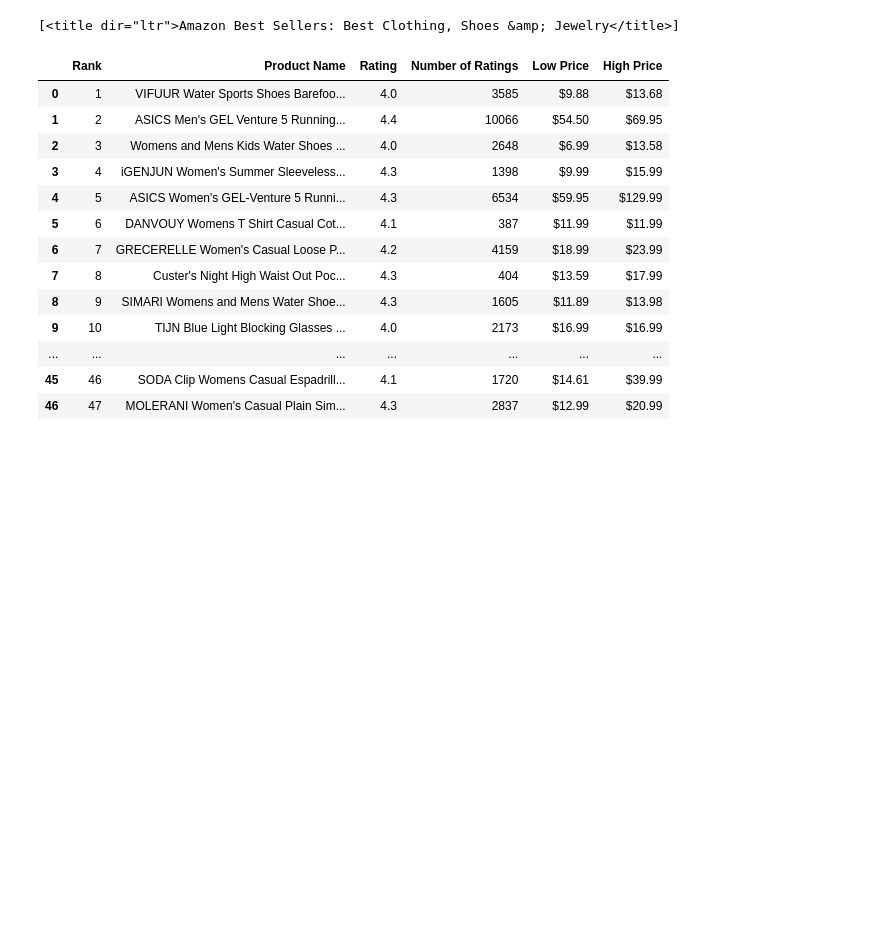
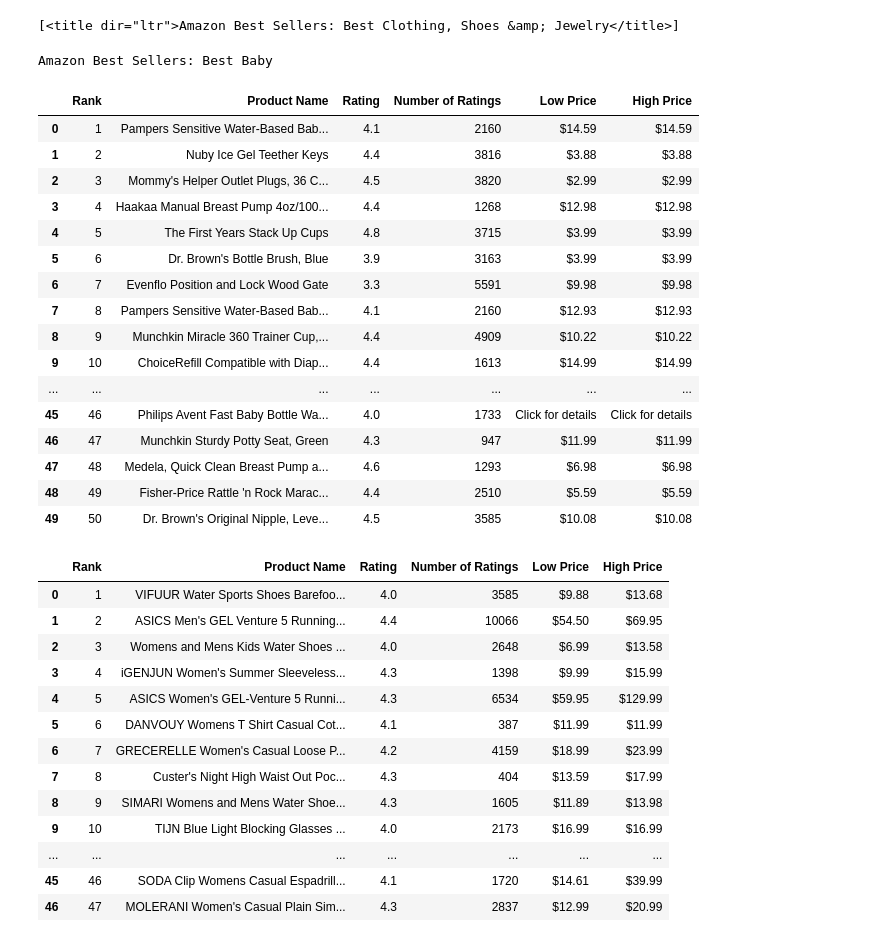
Before and after one commit to Yee-Brian14/nyc-mhtn-ds-071519-lectures, a Jupyter notebook: week-2/Webscraping-and-APIs/webscraping/advanced_webscraping.ipynb, the cells around one changed output. Saved outputs shown, nothing was run; the diff lists cells and outputs as text; code cells hidden in the pictures; blank space fills up the shorter version.

Commit message:
Amazon Best Sellers Webscraping Lab

```diff
--- a/week-2/Webscraping-and-APIs/webscraping/advanced_webscraping.ipynb
+++ b/week-2/Webscraping-and-APIs/webscraping/advanced_webscraping.ipynb
@@ -468,7 +470,7 @@ def do_everything(url):
     page = get_page(url)
     soup = BS(page.content,'html.parser')
     print(soup.select('title')[0].text)
-    ind = retrieve_number(soup)
+    ind = retrieve_prod_number(soup)
     names = retrieve_prod_names(soup)
     ratings = retrieve_prod_ratings(soup)
     num_ratings = retrieve_prod_num_ratings(soup)
@@ -479,3 +479,24 @@ def do_everything(url):
+# %%
+do_everything(urls[7])
+# %% [output]
+Amazon Best Sellers: Best Baby
+|  | Rank | Product Name | Rating | Number of Ratings | Low Price | High Price |
+| 0 | 1 | Pampers Sensitive Water-Based Bab... | 4.1 | 2160 | $14.59 | $14.59 |
+| 1 | 2 | Nuby Ice Gel Teether Keys | 4.4 | 3816 | $3.88 | $3.88 |
+| 2 | 3 | Mommy's Helper Outlet Plugs, 36 C... | 4.5 | 3820 | $2.99 | $2.99 |
+| 3 | 4 | Haakaa Manual Breast Pump 4oz/100... | 4.4 | 1268 | $12.98 | $12.98 |
+| 4 | 5 | The First Years Stack Up Cups | 4.8 | 3715 | $3.99 | $3.99 |
+| 5 | 6 | Dr. Brown's Bottle Brush, Blue | 3.9 | 3163 | $3.99 | $3.99 |
+| 6 | 7 | Evenflo Position and Lock Wood Gate | 3.3 | 5591 | $9.98 | $9.98 |
+| 7 | 8 | Pampers Sensitive Water-Based Bab... | 4.1 | 2160 | $12.93 | $12.93 |
+| 8 | 9 | Munchkin Miracle 360 Trainer Cup,... | 4.4 | 4909 | $10.22 | $10.22 |
+| 9 | 10 | ChoiceRefill Compatible with Diap... | 4.4 | 1613 | $14.99 | $14.99 |
+| ... | ... | ... | ... | ... | ... | ... |
+| 45 | 46 | Philips Avent Fast Baby Bottle Wa... | 4.0 | 1733 | Click for details | Click for details |
+| 46 | 47 | Munchkin Sturdy Potty Seat, Green | 4.3 | 947 | $11.99 | $11.99 |
+| 47 | 48 | Medela, Quick Clean Breast Pump a... | 4.6 | 1293 | $6.98 | $6.98 |
+| 48 | 49 | Fisher-Price Rattle 'n Rock Marac... | 4.4 | 2510 | $5.59 | $5.59 |
+| 49 | 50 | Dr. Brown's Original Nipple, Leve... | 4.5 | 3585 | $10.08 | $10.08 |
 # %%
 import pandas as pd
 # %%
```
Also changed, not shown: parts of 2 cells of this notebook.
